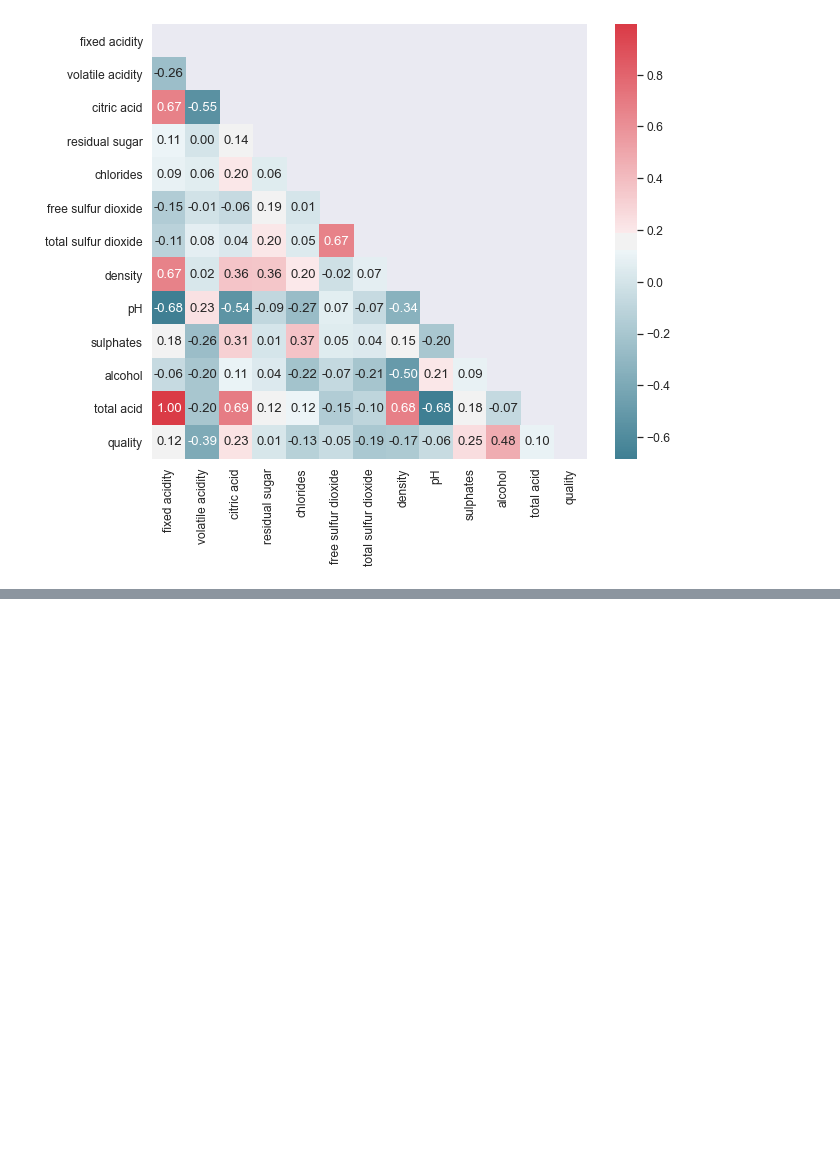
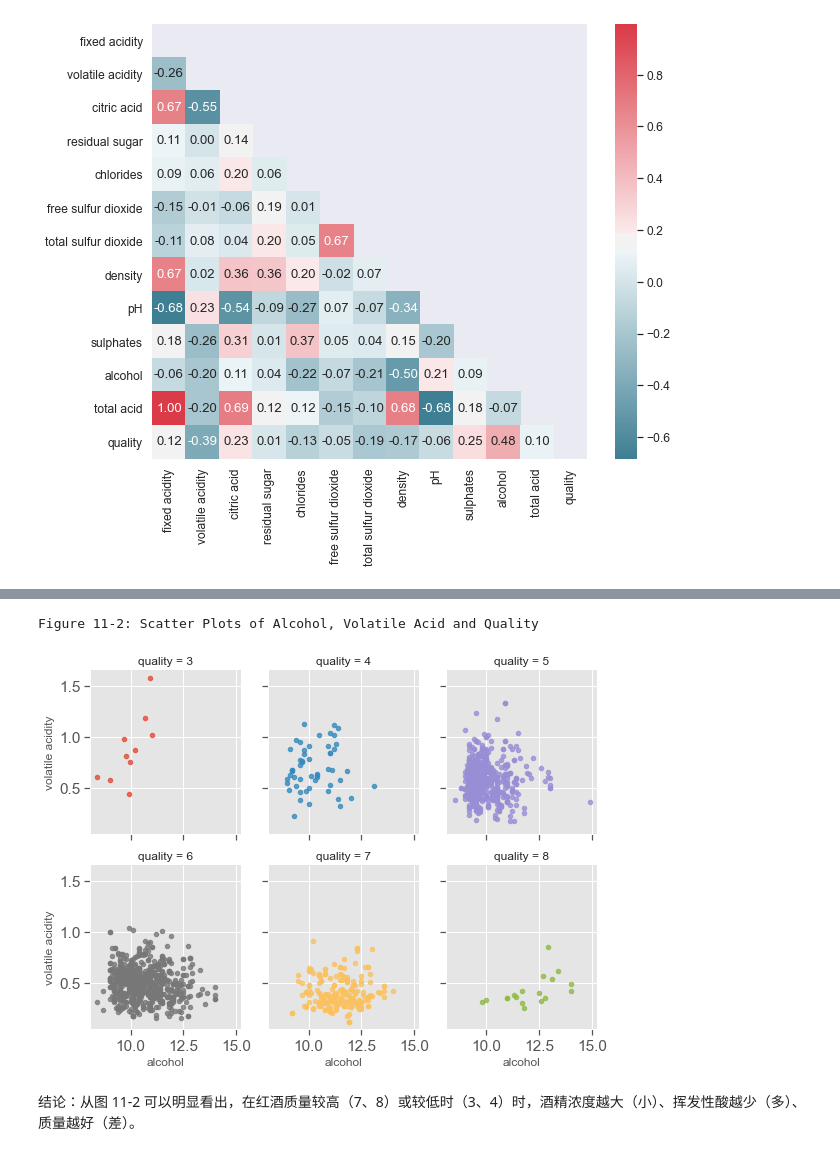
Before and after one commit to luzhengli/DataAnalysis-by-Python, a Jupyter notebook: 实战/红酒质量分析/红酒质量分析.ipynb, the cells around one changed output, grey strips where cells are left out. Cells and saved outputs as stored; diff of their text form; code cells hidden in the pictures; blank space fills up the shorter version.

```diff
--- a/实战/红酒质量分析/红酒质量分析.ipynb
+++ b/实战/红酒质量分析/红酒质量分析.ipynb
@@ -323,0 +389,10 @@ Figure 8: Pairwise Correlation Plot
+# %%
+sns.lmplot(x = 'alcohol', y = 'volatile acidity', col='quality', hue = 'quality',
+           data = df,fit_reg = False, size = 3,  aspect = 0.9, col_wrap=3,
+           scatter_kws={'s':20})
+print("Figure 11-2: Scatter Plots of Alcohol, Volatile Acid and Quality")
+# %% [output]
+Figure 11-2: Scatter Plots of Alcohol, Volatile Acid and Quality
+[figure, added]
+# %% [markdown]
+结论：从图 11-2 可以明显看出，在红酒质量较高（7、8）或较低时（3、4）时，酒精浓度越大（小）、挥发性酸越少（多）、质量越好（差）。
```
Also changed, not shown: parts of 19 cells of this notebook.
